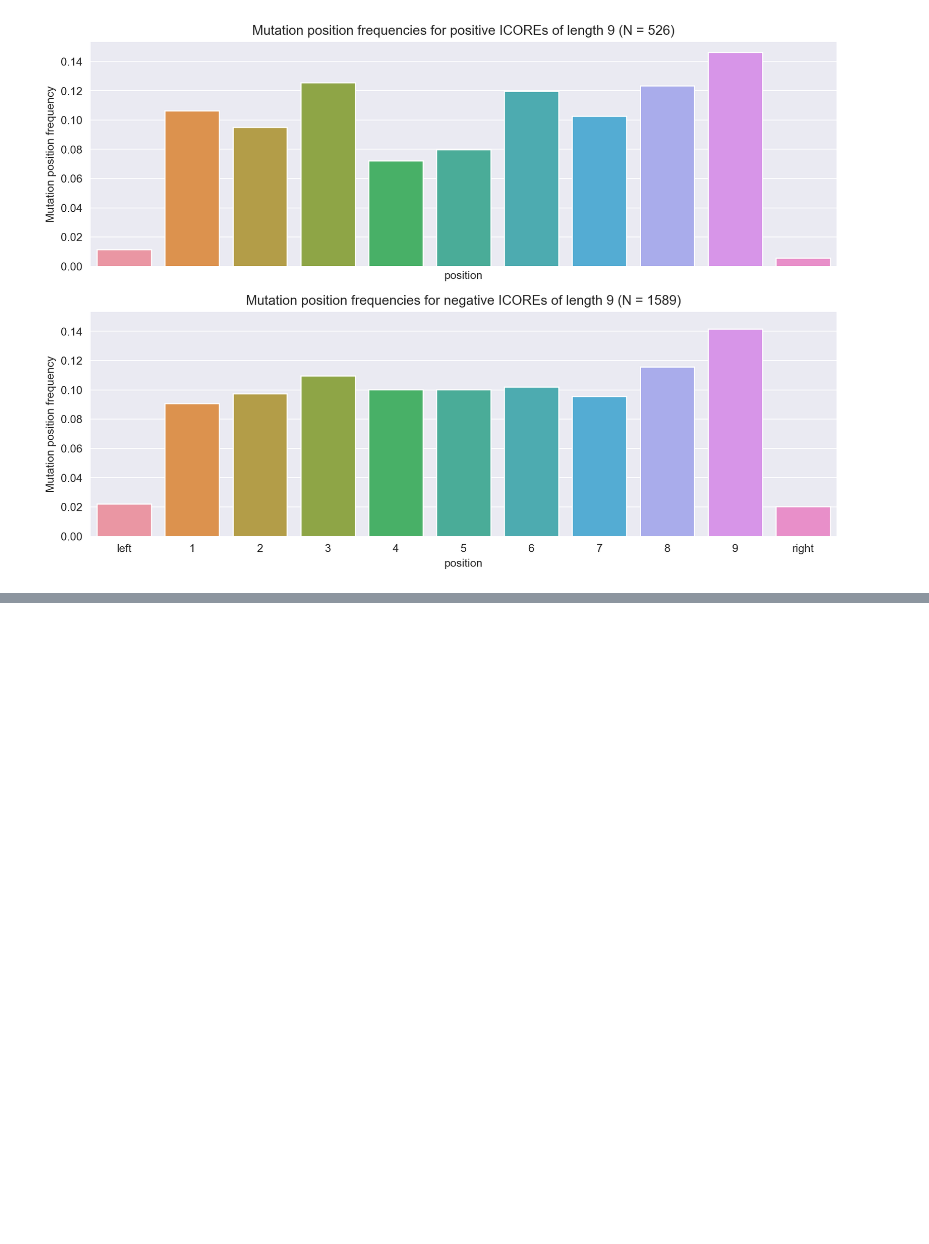
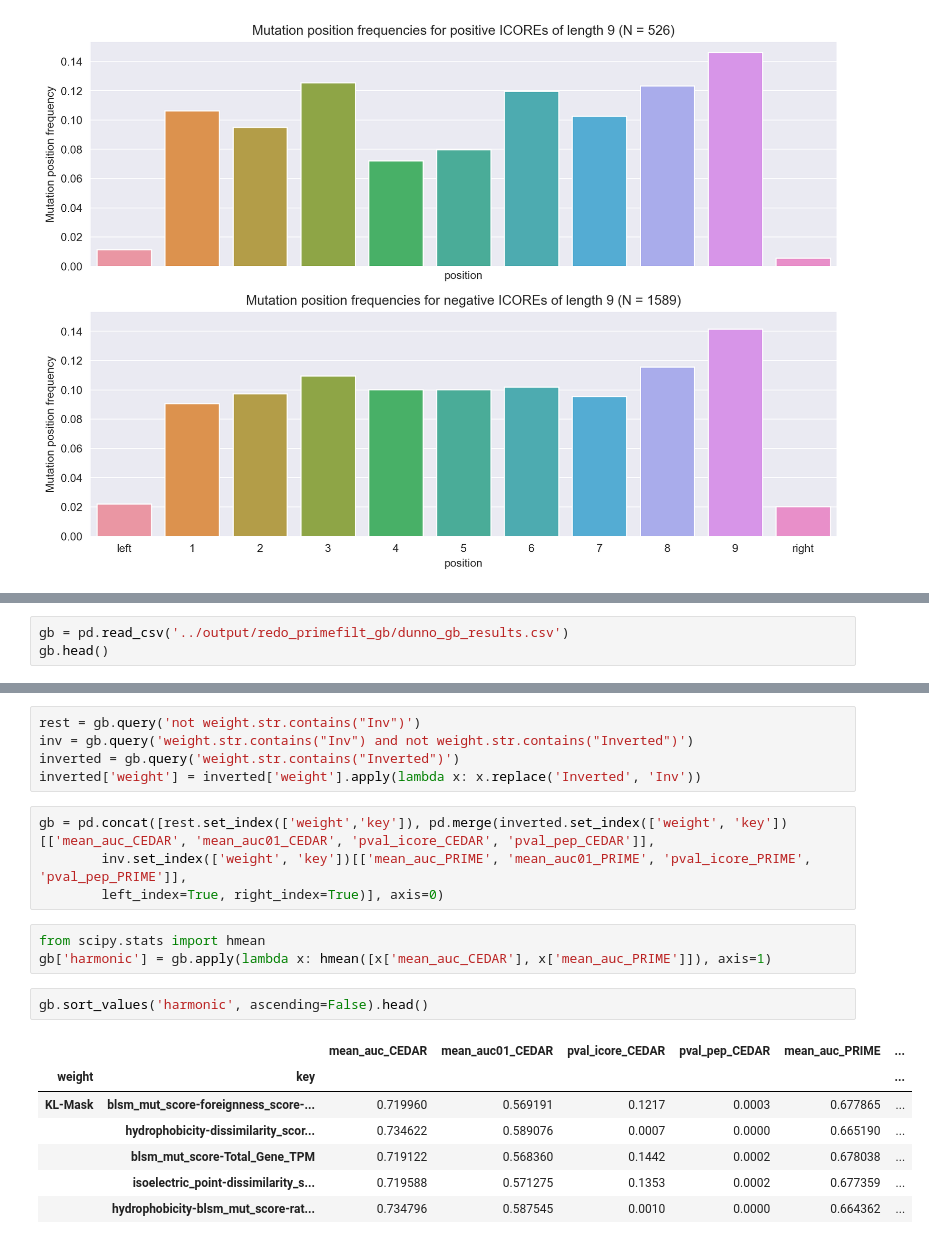
Before and after one commit to richieYT-wan/cedar, a Jupyter notebook: notebook/231017_new_data_and_review.ipynb, the cells around one changed output, grey strips where cells are left out. Drawn from its saved outputs; the diff is of its cells as text; blank space fills up the shorter version.

```diff
--- a/notebook/231017_new_data_and_review.ipynb
+++ b/notebook/231017_new_data_and_review.ipynb
@@ -701,0 +806,3 @@ f.savefig('../../../writing/230131_cedar_paper_1/mut_pos.png', dpi=300, bbox_inc
+# %%
+gb = pd.read_csv('../output/redo_primefilt_gb/dunno_gb_results.csv')
+gb.head()
@@ -701,0 +832,22 @@ f.savefig('../../../writing/230131_cedar_paper_1/mut_pos.png', dpi=300, bbox_inc
+# %%
+rest = gb.query('not weight.str.contains("Inv")')
+inv = gb.query('weight.str.contains("Inv") and not weight.str.contains("Inverted")')
+inverted = gb.query('weight.str.contains("Inverted")')
+inverted['weight'] = inverted['weight'].apply(lambda x: x.replace('Inverted', 'Inv'))
+# %%
+gb = pd.concat([rest.set_index(['weight','key']), pd.merge(inverted.set_index(['weight', 'key'])[['mean_auc_CEDAR', 'mean_auc01_CEDAR', 'pval_icore_CEDAR', 'pval_pep_CEDAR']],
+        inv.set_index(['weight', 'key'])[['mean_auc_PRIME', 'mean_auc01_PRIME', 'pval_icore_PRIME', 'pval_pep_PRIME']],
+        left_index=True, right_index=True)], axis=0)
+# %%
+from scipy.stats import hmean
+gb['harmonic'] = gb.apply(lambda x: hmean([x['mean_auc_CEDAR'], x['mean_auc_PRIME']]), axis=1)
+# %%
+gb.sort_values('harmonic', ascending=False).head()
+# %% [output]
+|  |  | mean_auc_CEDAR | mean_auc01_CEDAR | pval_icore_CEDAR | pval_pep_CEDAR | mean_auc_PRIME | ... |
+| weight | key |  |  |  |  |  | ... |
+| KL-Mask | blsm_mut_score-foreignness_score-... | 0.719960 | 0.569191 | 0.1217 | 0.0003 | 0.677865 | ... |
+|  | hydrophobicity-dissimilarity_scor... | 0.734622 | 0.589076 | 0.0007 | 0.0000 | 0.665190 | ... |
+|  | blsm_mut_score-Total_Gene_TPM | 0.719122 | 0.568360 | 0.1442 | 0.0002 | 0.678038 | ... |
+|  | isoelectric_point-dissimilarity_s... | 0.719588 | 0.571275 | 0.1353 | 0.0002 | 0.677359 | ... |
+|  | hydrophobicity-blsm_mut_score-rat... | 0.734796 | 0.587545 | 0.0010 | 0.0000 | 0.664362 | ... |
```
Also changed, not shown: parts of 42 cells of this notebook, 8 other files.
